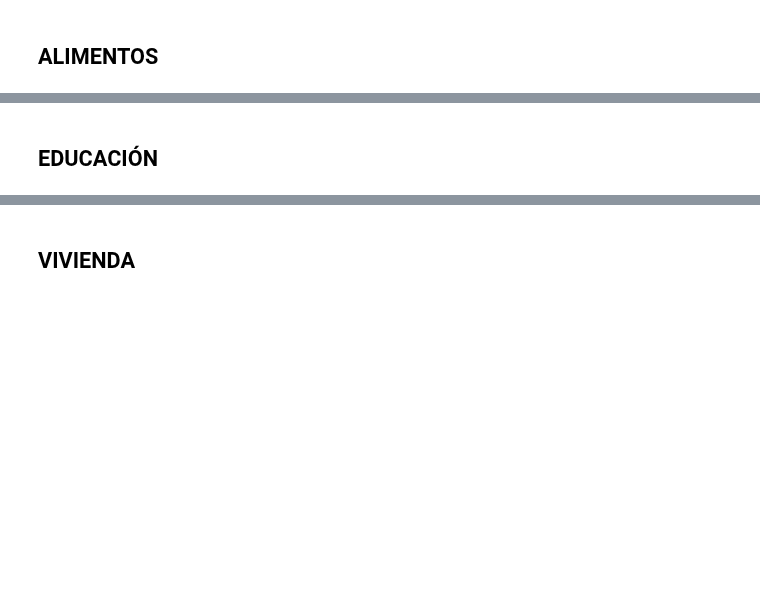
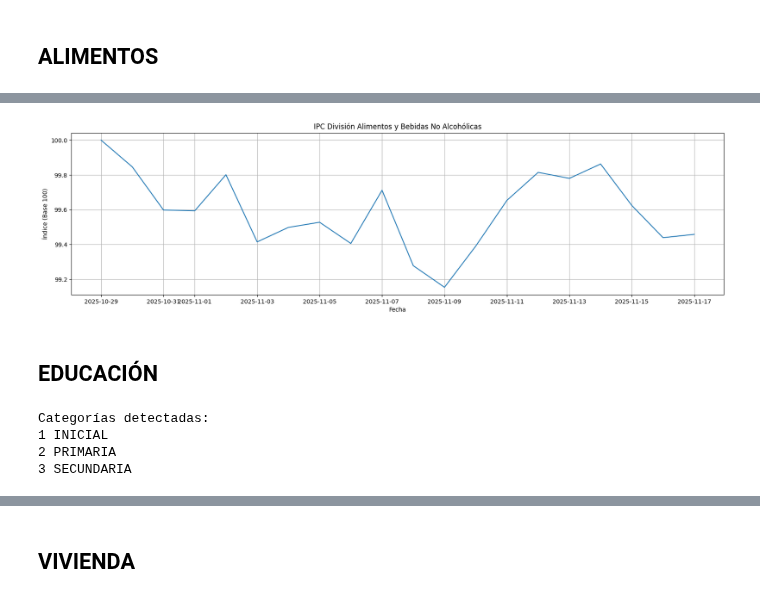
Before and after one commit to jhersoncueva/PEU_INEI_Proyecto_Integrador_IPC, a Jupyter notebook: ipc-webscraping/merge_base100.ipynb, the cells around one changed output, grey strips where cells are left out. Cells and saved outputs as stored; diff of their text form; code cells hidden in the pictures; blank space fills up the shorter version.

```diff
--- a/ipc-webscraping/merge_base100.ipynb
+++ b/ipc-webscraping/merge_base100.ipynb
@@ -134,0 +176,19 @@ w_alimentos = 23   # Peso total oficial de la división alimentos
+# %%
+cols_2025 = [c for c in df_ipc.columns if c != "subclase_inei"]
+
+def geom_pond(x, w):
+    x = np.array(x, dtype=float)
+    return np.exp(np.sum(w * np.log(x)) / np.sum(w))
+
+ipc_alimentos = {}
+
+for col in cols_2025:
+    ipc_alimentos[col] = geom_pond(df_ipc[col], w)
+
+# Convertir a serie ordenada
+ipc_alimentos = pd.Series(ipc_alimentos)
+ipc_alimentos.index = pd.to_datetime(ipc_alimentos.index)
+ipc_alimentos = ipc_alimentos.sort_index()
+
+print("\nIPC División Alimentos y Bebidas No Alcohólicas")
+display(ipc_alimentos)
@@ -135,2 +214,12 @@ w_alimentos = 23   # Peso total oficial de la división alimentos
+# %%
+plt.figure(figsize=(20, 5))
+plt.plot(ipc_alimentos.index, ipc_alimentos.values)
+plt.title("IPC División Alimentos y Bebidas No Alcohólicas")
+plt.xlabel("Fecha")
+plt.ylabel("Índice (Base 100)")
+plt.grid(True)
+plt.show()
+# %% [output]
+[figure, added]
 # %% [markdown]
 ## EDUCACIÓN
@@ -138,0 +231,14 @@ w_educacion = 6   # Peso total oficial de la división educación
+# %%
+df_ipc = pd.read_excel(ipc_file)
+df_ipc.columns = df_ipc.columns.str.upper()
+
+categorias = df_ipc["CATEGORIA"].tolist()
+
+print("Categorías detectadas:")
+for i, c in enumerate(categorias):
+    print(i + 1, c)
+# %% [output]
+Categorías detectadas:
+1 INICIAL
+2 PRIMARIA
+3 SECUNDARIA
```
Also changed, not shown: parts of 34 cells of this notebook, 4 other files.
